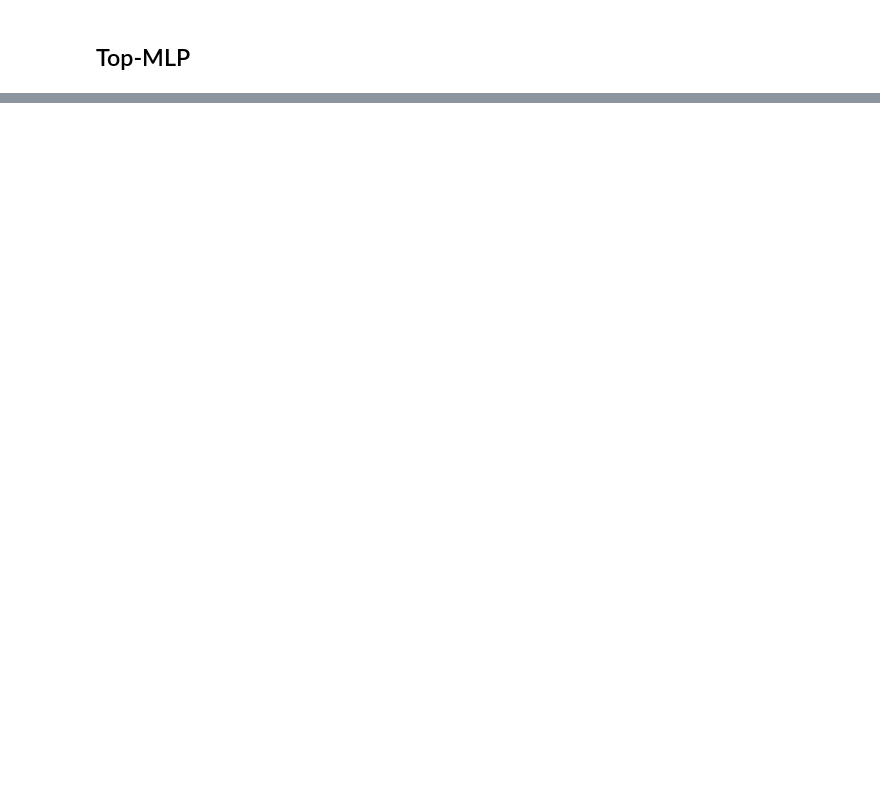
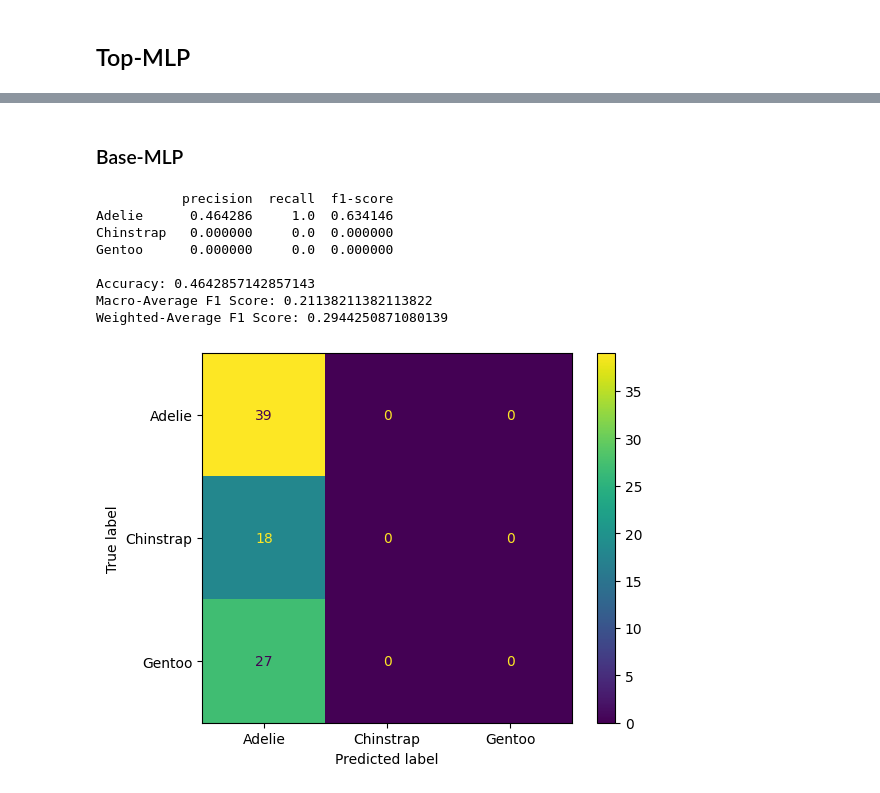
Before and after one commit to ryanwong2000/COMP472-project, a Jupyter notebook: A1-472/A1.ipynb, the cells around one changed output, grey strips where cells are left out. Drawn from its saved outputs; the diff is of its cells as text; code cells hidden in the pictures; blank space fills up the shorter version.

```diff
--- a/A1-472/A1.ipynb
+++ b/A1-472/A1.ipynb
@@ -201,0 +320,34 @@ Best Parameters Abalone:  {'activation': 'tanh', 'hidden_layer_sizes': (10, 10,
+# %% [markdown]
+### Base-MLP
+# %%
+# (B) Confusion Matrix
+confusion_matrix_penguin_bmlp = confusion_matrix(y_penguin_test_bmlp, y_penguin_pred_bmlp)
+display_cm = ConfusionMatrixDisplay(confusion_matrix_penguin_bmlp, display_labels=neural_network_penguin_bmlp.classes_)
+display_cm.plot()
+
+# (C) Precision, Recall, F1 Score
+report = classification_report(y_penguin_test_bmlp, y_penguin_pred_bmlp, digits=10, output_dict=True)
+print(pd.DataFrame(report).drop(columns=['macro avg', 'weighted avg', 'accuracy']).transpose().drop(columns=['support']))
+print()
+
+# (D) Accuracy, Macro-Average F1 Score, Weighted-Average F1 Score
+# accuracy_penguin_bdt = accuracy_score(y_penguin_test_bdt, y_penguin_pred_bdt)
+# macro_avg_f1_penguin_bdt = f1_score(y_penguin_test_bdt, y_penguin_pred_bdt, average='macro')
+# weighted_avg_f1_penguin_bdt = f1_score(y_penguin_test_bdt, y_penguin_pred_bdt, average='weighted')
+# print(f"Accuracy: {accuracy_penguin_bdt}\nMacro-Average F1 Score: {macro_avg_f1_penguin_bdt}\nWeighted-Average F1 Score: {weighted_avg_f1_penguin_bdt}")
+
+df = pd.DataFrame(report).transpose()
+accuracy_penguin_bmlp = df.at['accuracy', 'precision']
+macro_avg_f1_penguin_bmlp = df.at['macro avg', 'f1-score']
+weighted_avg_f1_penguin_bmlp = df.at['weighted avg', 'f1-score']
+print(f"Accuracy: {accuracy_penguin_bmlp}\nMacro-Average F1 Score: {macro_avg_f1_penguin_bmlp}\nWeighted-Average F1 Score: {weighted_avg_f1_penguin_bmlp}")
+# %% [output]
+           precision  recall  f1-score
+Adelie      0.464286     1.0  0.634146
+Chinstrap   0.000000     0.0  0.000000
+Gentoo      0.000000     0.0  0.000000
+
+Accuracy: 0.4642857142857143
+Macro-Average F1 Score: 0.21138211382113822
+Weighted-Average F1 Score: 0.2944250871080139
+[figure, added]
```
Also changed, not shown: parts of 18 cells of this notebook.
